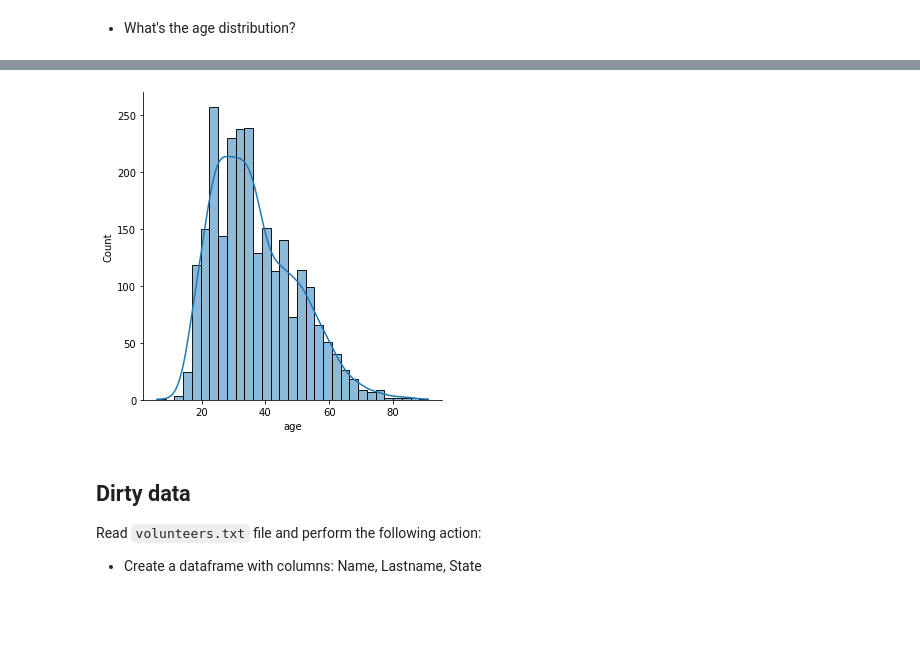
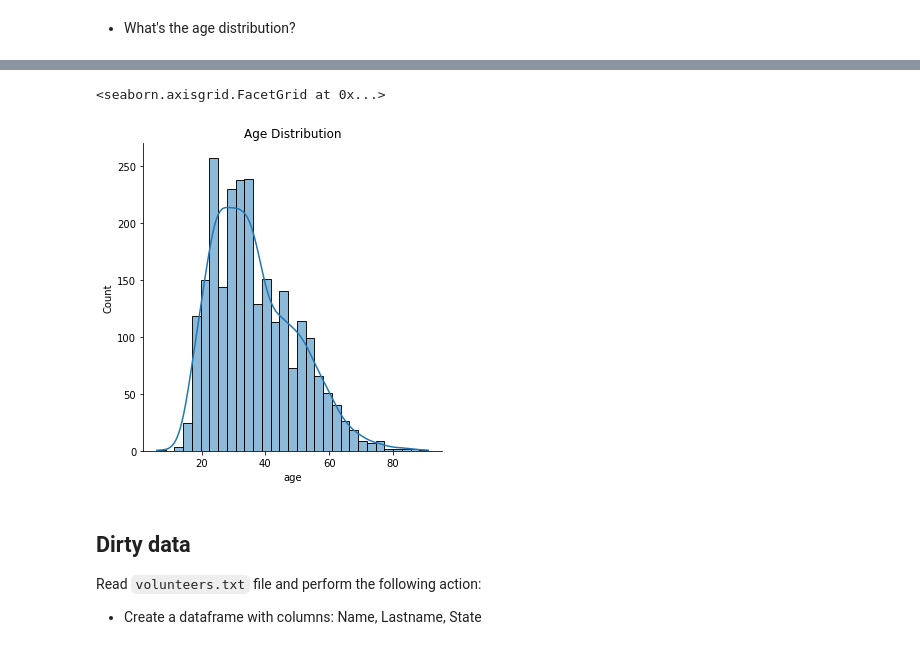
Before and after one commit to ArushiAg22/Data_601, a Jupyter notebook: Week06/week06_lab.ipynb, the cells around one changed output, grey strips where cells are left out. Cells and saved outputs as stored; diff of their text form; code cells hidden in the pictures; blank space fills up the shorter version.

```diff
--- a/Week06/week06_lab.ipynb
+++ b/Week06/week06_lab.ipynb
@@ -123,10 +99,13 @@ memory usage: 242.7+ KB
 # %%
 ## Your code is here
+
 import seaborn as sns
 
 plot = sns.displot(data = df, x = 'age', kde = True)
+plot.set(title= 'Age Distribution')
 # %% [output]
+<seaborn.axisgrid.FacetGrid at 0x...>
-[figure, old version]
+[figure, new version]
 # %% [markdown]
 ## Dirty data
 
```
Also changed, not shown: parts of 15 cells of this notebook.
